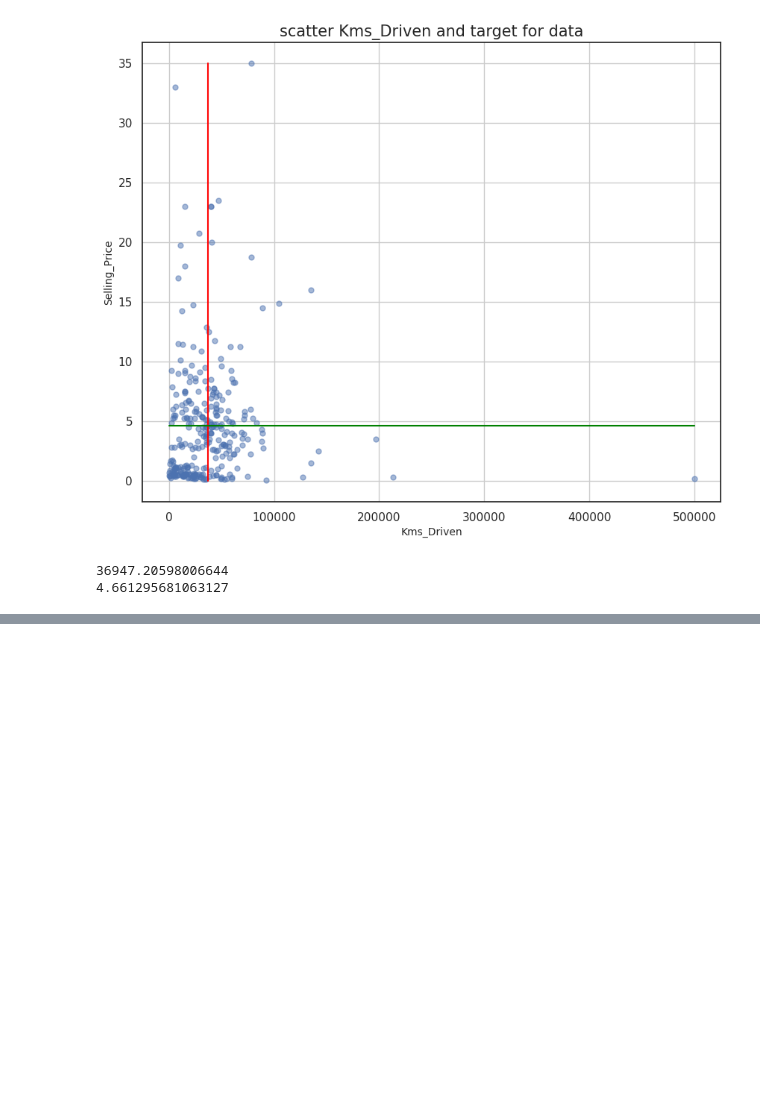
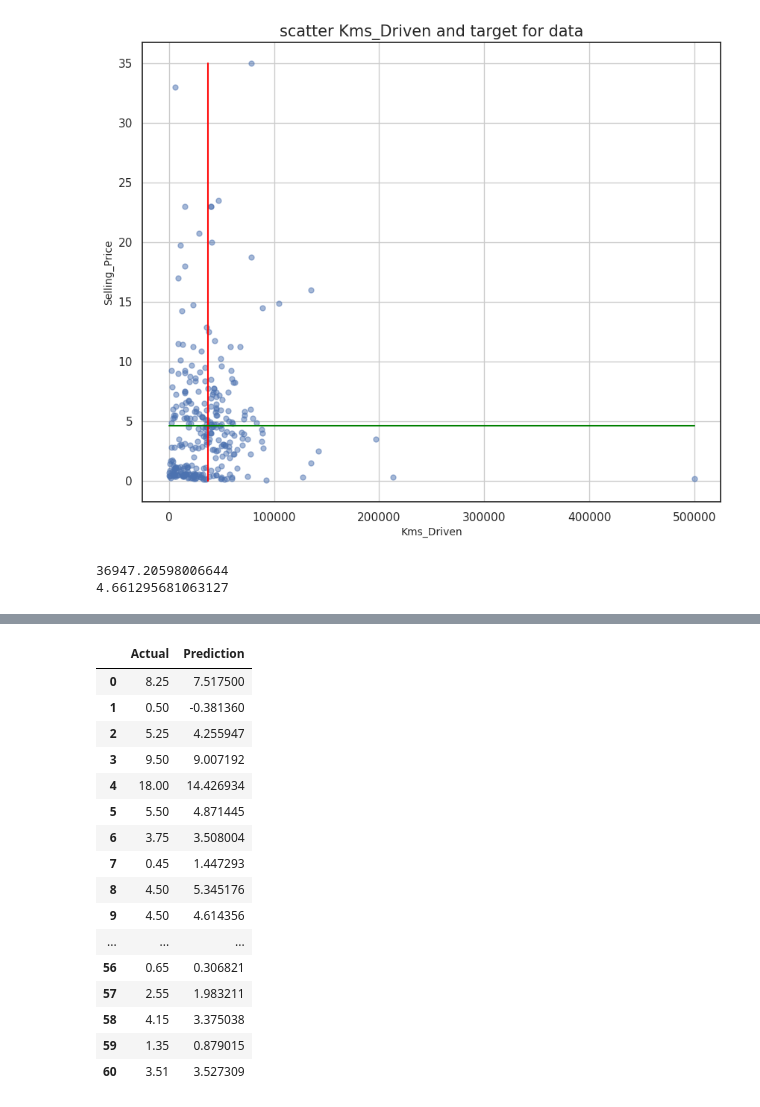
Before and after one commit to Mohammadhoseinajorloo/CarData, a Jupyter notebook: CarData.ipynb, the cells around one changed output, grey strips where cells are left out. Drawn from its saved outputs; the diff is of its cells as text; code cells hidden in the pictures; blank space fills up the shorter version.

```diff
--- a/CarData.ipynb
+++ b/CarData.ipynb
@@ -634,3 +458,25 @@ R2_score
+# %%
+compale2 = pd.DataFrame({'Actual': y_test.flatten(),
+                        'Prediction': y_pred.flatten()})
+compale2
+# %% [output]
+|  | Actual | Prediction |
+| 0 | 8.25 | 7.517500 |
+| 1 | 0.50 | -0.381360 |
+| 2 | 5.25 | 4.255947 |
+| 3 | 9.50 | 9.007192 |
+| 4 | 18.00 | 14.426934 |
+| 5 | 5.50 | 4.871445 |
+| 6 | 3.75 | 3.508004 |
+| 7 | 0.45 | 1.447293 |
+| 8 | 4.50 | 5.345176 |
+| 9 | 4.50 | 4.614356 |
+| ... | ... | ... |
+| 56 | 0.65 | 0.306821 |
+| 57 | 2.55 | 1.983211 |
+| 58 | 4.15 | 3.375038 |
+| 59 | 1.35 | 0.879015 |
+| 60 | 3.51 | 3.527309 |
 # %%
 print (regressor.intercept_)
 print(regressor.coef_)
```
Also changed, not shown: parts of 33 cells of this notebook.
